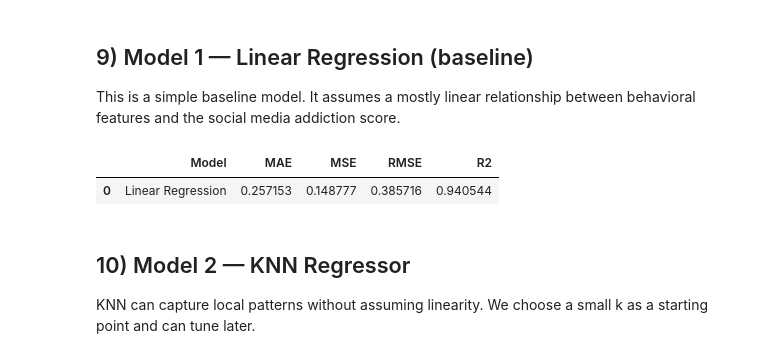
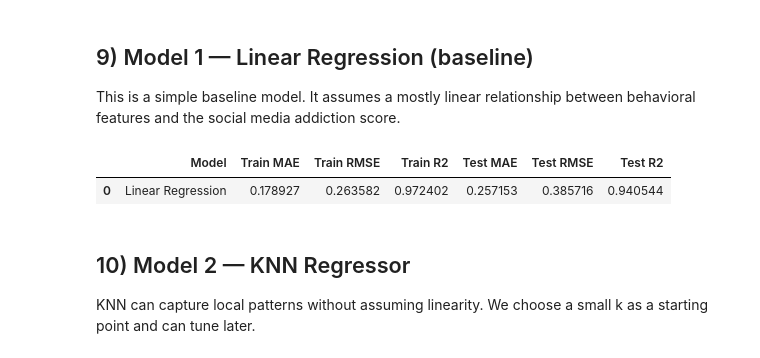
Before and after one commit to Jemmy0406/final-project, a Jupyter notebook: EE344_final_project.ipynb, the cells around one changed output. Saved outputs shown, nothing was run; the diff lists cells and outputs as text; code cells hidden in the pictures.

```diff
--- a/EE344_final_project.ipynb
+++ b/EE344_final_project.ipynb
@@ -256,17 +249,30 @@ We report:
 - RMSE
 - R²
 # %%
-def evaluate_regression(y_true, y_pred, name="Model"):
-    mae = mean_absolute_error(y_true, y_pred)
-    mse = mean_squared_error(y_true, y_pred)
-    rmse = np.sqrt(mse)
-    r2 = r2_score(y_true, y_pred)
+def evaluate_regression(model, X_train, y_train, X_test, y_test, name="Model"):
+
+    # predictions
+    train_pred = model.predict(X_train)
+    test_pred  = model.predict(X_test)
+
+    # Train metrics
+    train_mae = mean_absolute_error(y_train, train_pred)
+    train_rmse = np.sqrt(mean_squared_error(y_train, train_pred))
+    train_r2 = r2_score(y_train, train_pred)
+
+    # Test metrics
+    test_mae = mean_absolute_error(y_test, test_pred)
+    test_rmse = np.sqrt(mean_squared_error(y_test, test_pred))
+    test_r2 = r2_score(y_test, test_pred)
+
     return {
         "Model": name,
-        "MAE": mae,
-        "MSE": mse,
-        "RMSE": rmse,
-        "R2": r2
+        "Train MAE": train_mae,
+        "Train RMSE": train_rmse,
+        "Train R2": train_r2,
+        "Test MAE": test_mae,
+        "Test RMSE": test_rmse,
+        "Test R2": test_r2
     }
 # %% [markdown]
 ## 9) Model 1 — Linear Regression (baseline)
@@ -276,19 +282,28 @@ It assumes a mostly linear relationship between behavioral features and the soci
 # %%
 linreg = Pipeline(steps=[
     ("prep", preprocessor),
     ("model", LinearRegression())
 ])
 
 linreg.fit(X_train, y_train)
 y_pred_lr = linreg.predict(X_test)
 
 results = []
-results.append(evaluate_regression(y_test, y_pred_lr, name="Linear Regression"))
+linreg.fit(X_train, y_train)
+
+results.append(
+    evaluate_regression(
+        linreg,
+        X_train, y_train,
+        X_test, y_test,
+        name="Linear Regression"
+    )
+)
 
 pd.DataFrame(results)
 # %% [output]
-|  | Model | MAE | MSE | RMSE | R2 |
-| 0 | Linear Regression | 0.257153 | 0.148777 | 0.385716 | 0.940544 |
+|  | Model | Train MAE | Train RMSE | Train R2 | Test MAE | Test RMSE | Test R2 |
+| 0 | Linear Regression | 0.178927 | 0.263582 | 0.972402 | 0.257153 | 0.385716 | 0.940544 |
 # %% [markdown]
 ## 10) Model 2 — KNN Regressor
 
```
Also changed, not shown: parts of 14 cells of this notebook.
